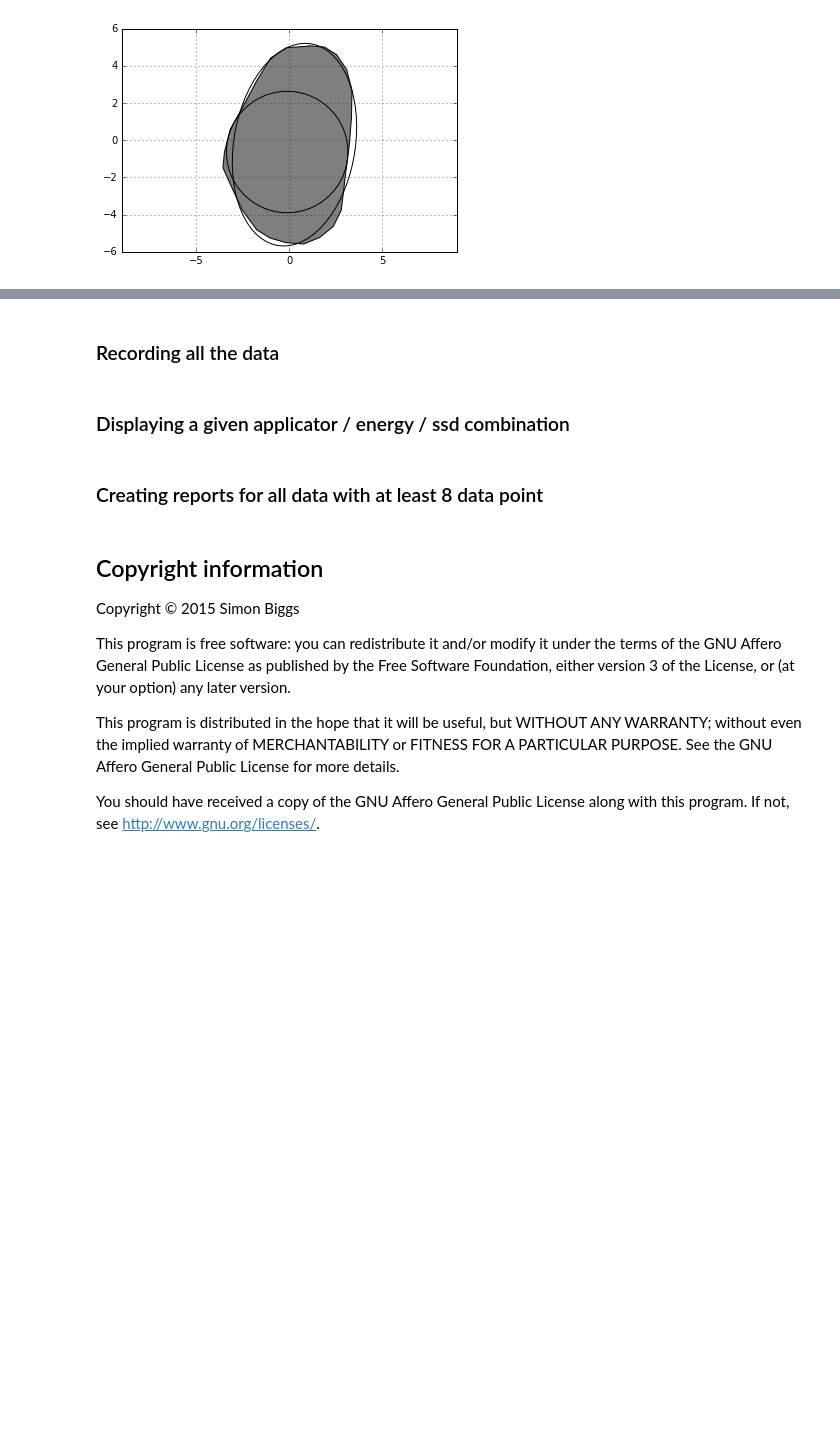
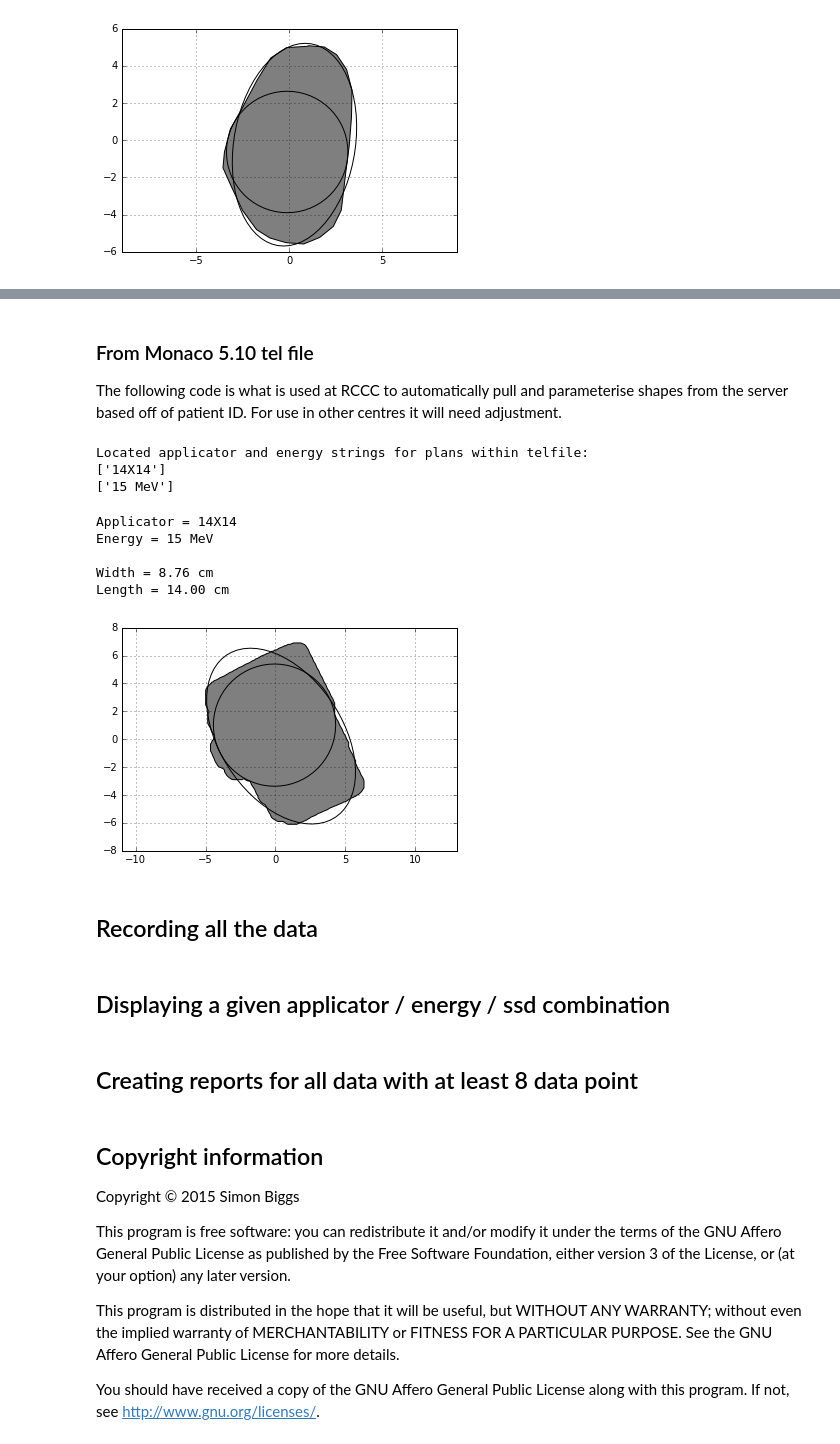
Before and after one commit to SimonBiggs/electroninserts_bundle, a Jupyter notebook: electroninserts_notebook.ipynb, the cells around one changed output, grey strips where cells are left out. Saved outputs shown, nothing was run; the diff lists cells and outputs as text; code cells hidden in the pictures; blank space fills up the shorter version.

```diff
--- a/electroninserts_notebook.ipynb
+++ b/electroninserts_notebook.ipynb
@@ -81,0 +117,4 @@ tel_filename
+# %% [markdown]
+### From Monaco 5.10 tel file
+
+The following code is what is used at RCCC to automatically pull and parameterise shapes from the server based off of patient ID. For use in other centres it will need adjustment.
@@ -82,9 +127,61 @@ tel_filename
+# %%
+telfilepath = "example_monaco510_telfile"
+electronmodel_regex = "RiverinaAgility - \d+MeV"  # \d+ stands for any positive integer
+
+with open(telfilepath, "r") as file:
+    telfilecontents = np.array(file.read().splitlines())
+
+electronmodel_index = []
+for i, item in enumerate(telfilecontents):
+    if re.search(electronmodel_regex, item):
+        electronmodel_index += [i]
+
+print("Located applicator and energy strings for plans within telfile:")
+applicator_tel_string = [
+    telfilecontents[i+12]  # applicator string is located 12 lines below electron model name
+    for i in electronmodel_index]
+print(applicator_tel_string)
+
+energy_tel_string = [
+    telfilecontents[i-1]  # energy string is located 1 line before electron model name
+    for i in electronmodel_index]
+print(energy_tel_string)
+# %% [output]
+Located applicator and energy strings for plans within telfile:
+['14X14']
+['15 MeV']
+# %%
+for i, index in enumerate(electronmodel_index):
+    print("Applicator = {}".format(applicator_tel_string[i]))
+    print("Energy = {}\n".format(energy_tel_string[i]))
+
+    insert_inital_range = telfilecontents[
+        index + 51::]  # coords start 51 lines after electron model name
+    insert_stop = np.where(
+        insert_inital_range=='0')[0][0]  # coords stop right before a line containing 0
+
+    insert_coords_string = insert_inital_range[:insert_stop]
+    insert_coords = np.fromstring(','.join(insert_coords_string), sep=',')
+    x = insert_coords[0::2]/10
+    y = insert_coords[1::2]/10
+
+    width, length, poi = parameterise_single_insert(x, y)
+    print("Width = {0:0.2f} cm".format(width))
+    print("Length = {0:0.2f} cm".format(length))
+    display_parameterisation(x, y, width, length, poi)
+# %% [output]
+Applicator = 14X14
+Energy = 15 MeV
+
+Width = 8.76 cm
+Length = 14.00 cm
+[figure, added]
 # %% [markdown]
-### Recording all the data
+## Recording all the data
 # %% [markdown]
-### Displaying a given applicator / energy / ssd combination
+## Displaying a given applicator / energy / ssd combination
 # %% [markdown]
-### Creating reports for all data with at least 8 data point
+## Creating reports for all data with at least 8 data point
 # %% [markdown]
 ## Copyright information
 Copyright &#169; 2015  Simon Biggs
```
Also changed, not shown: parts of 15 cells of this notebook, 3 other files.
